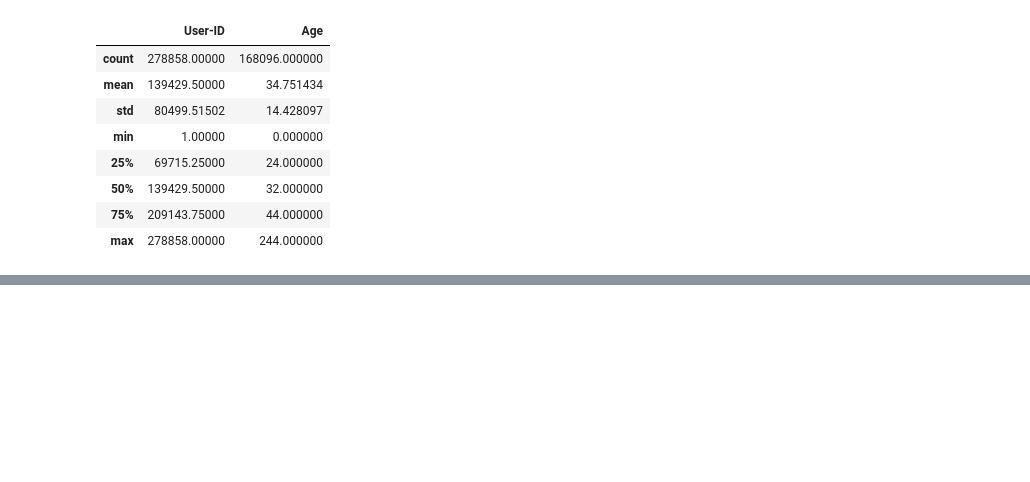
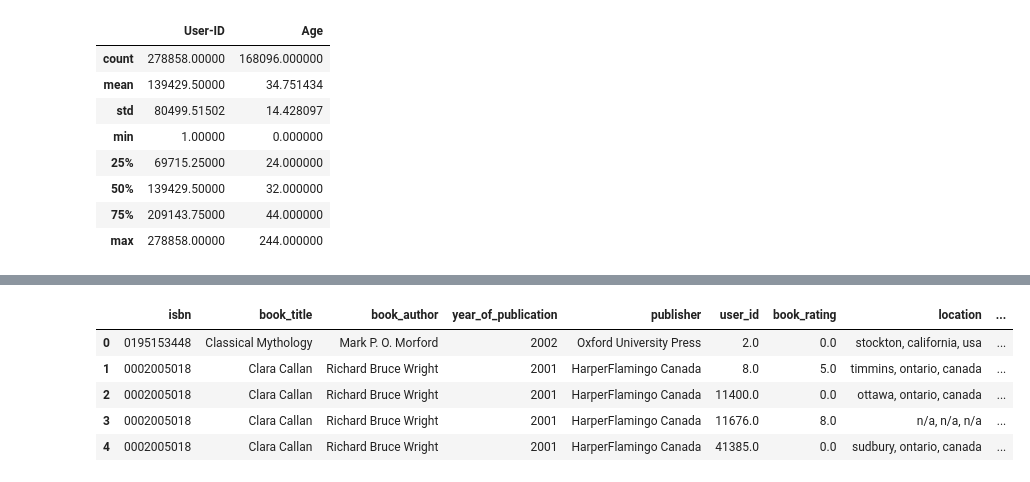
Before and after one commit to amrirasyidi/book_recommendation, a Jupyter notebook: fcc_book_recc_EDA.ipynb, the cells around one changed output, grey strips where cells are left out. Drawn from its saved outputs; the diff is of its cells as text; code cells hidden in the pictures; blank space fills up the shorter version.

```diff
--- a/fcc_book_recc_EDA.ipynb
+++ b/fcc_book_recc_EDA.ipynb
@@ -103,0 +183,6 @@ books.describe()
+# %%
+images = books_clean.drop(books_clean.columns[1:5], axis=1)
+
+books_clean = books_clean.drop(books_clean.columns[5:], axis=1)
+
+books_clean["year_of_publication"] = books_clean["year_of_publication"].astype('int')
@@ -145,0 +295,13 @@ users.describe()
+# %%
+df1=books_clean.merge(ratings_clean,how="left", on="isbn")
+df_=df1.merge(users_clean,how="left", on="user_id")
+
+df=df_.copy()
+df.head()
+# %% [output]
+|  | isbn | book_title | book_author | year_of_publication | publisher | user_id | book_rating | location | ... |
+| 0 | 0195153448 | Classical Mythology | Mark P. O. Morford | 2002 | Oxford University Press | 2.0 | 0.0 | stockton, california, usa | ... |
+| 1 | 0002005018 | Clara Callan | Richard Bruce Wright | 2001 | HarperFlamingo Canada | 8.0 | 5.0 | timmins, ontario, canada | ... |
+| 2 | 0002005018 | Clara Callan | Richard Bruce Wright | 2001 | HarperFlamingo Canada | 11400.0 | 0.0 | ottawa, ontario, canada | ... |
+| 3 | 0002005018 | Clara Callan | Richard Bruce Wright | 2001 | HarperFlamingo Canada | 11676.0 | 8.0 | n/a, n/a, n/a | ... |
+| 4 | 0002005018 | Clara Callan | Richard Bruce Wright | 2001 | HarperFlamingo Canada | 41385.0 | 0.0 | sudbury, ontario, canada | ... |
```
Also changed, not shown: parts of 19 cells of this notebook.
